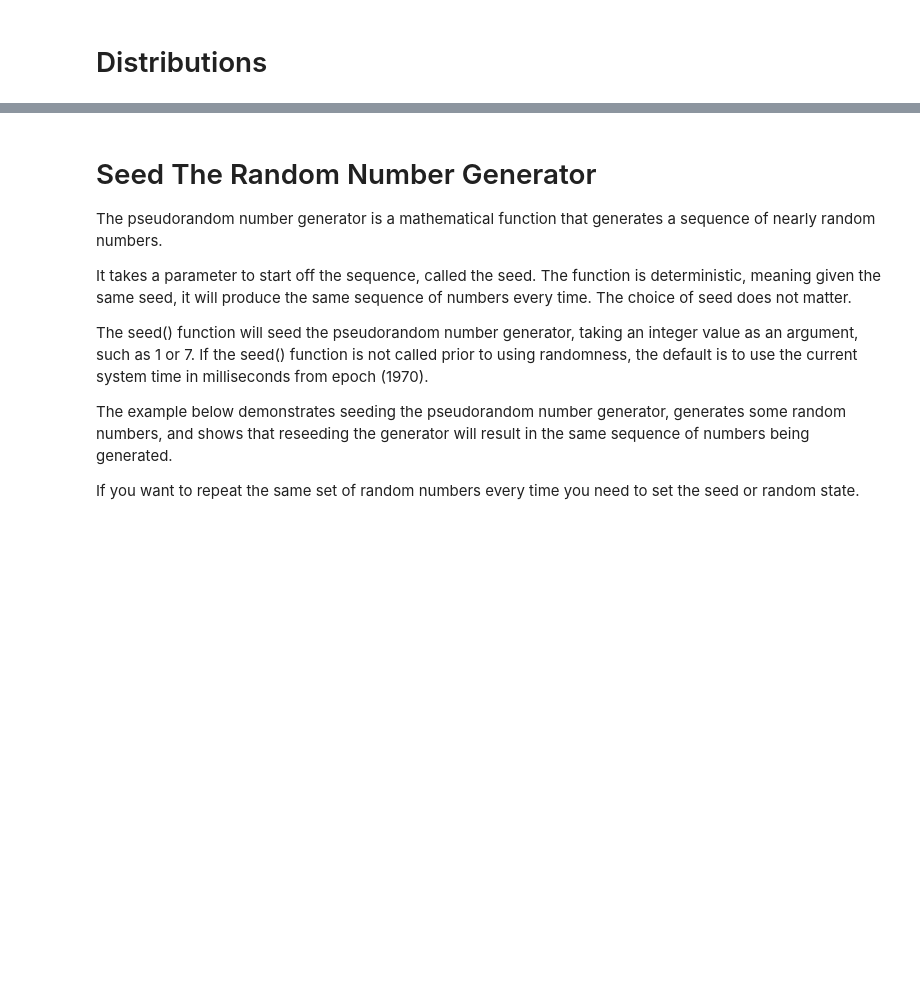
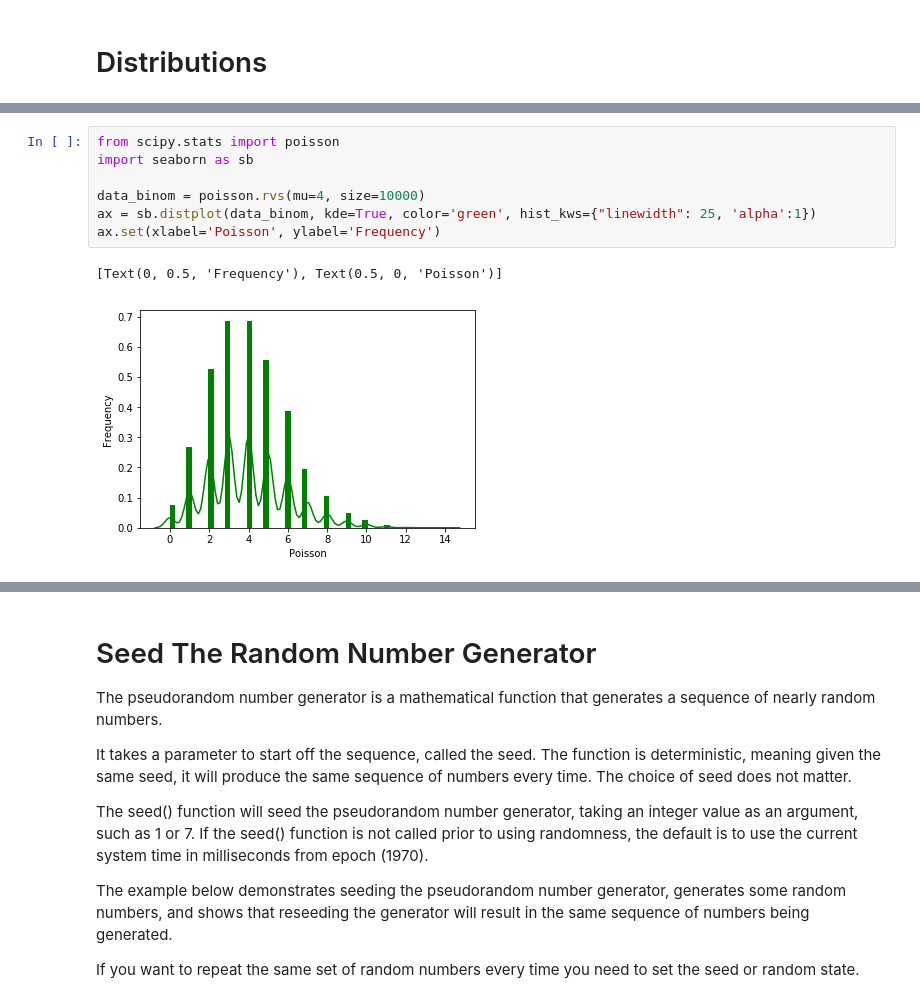
Before and after one commit to pauladaly/Programming-DA-Assignment-2019, a Jupyter notebook: Programming-DA-Assignment-2019.ipynb, the cells around one changed output, grey strips where cells are left out. Saved outputs shown, nothing was run; the diff lists cells and outputs as text; blank space fills up the shorter version.

```diff
--- a/Programming-DA-Assignment-2019.ipynb
+++ b/Programming-DA-Assignment-2019.ipynb
@@ -121,0 +159,10 @@ SyntaxError: invalid syntax (<ipython-input-46-a6dcf76bfd46>, line 1)
+# %%
+from scipy.stats import poisson
+import seaborn as sb
+
+data_binom = poisson.rvs(mu=4, size=10000)
+ax = sb.distplot(data_binom, kde=True, color='green', hist_kws={"linewidth": 25, 'alpha':1})
+ax.set(xlabel='Poisson', ylabel='Frequency')
+# %% [output]
+[Text(0, 0.5, 'Frequency'), Text(0.5, 0, 'Poisson')]
+[figure, added]
```
Also changed, not shown: parts of 20 cells of this notebook, 1 other file.
